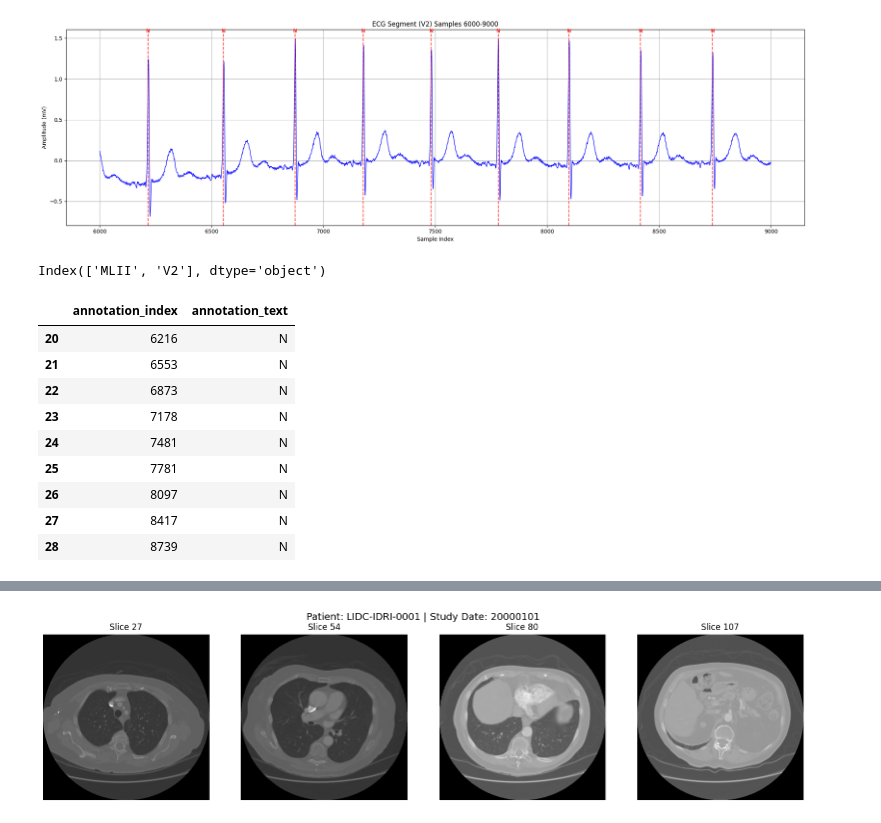
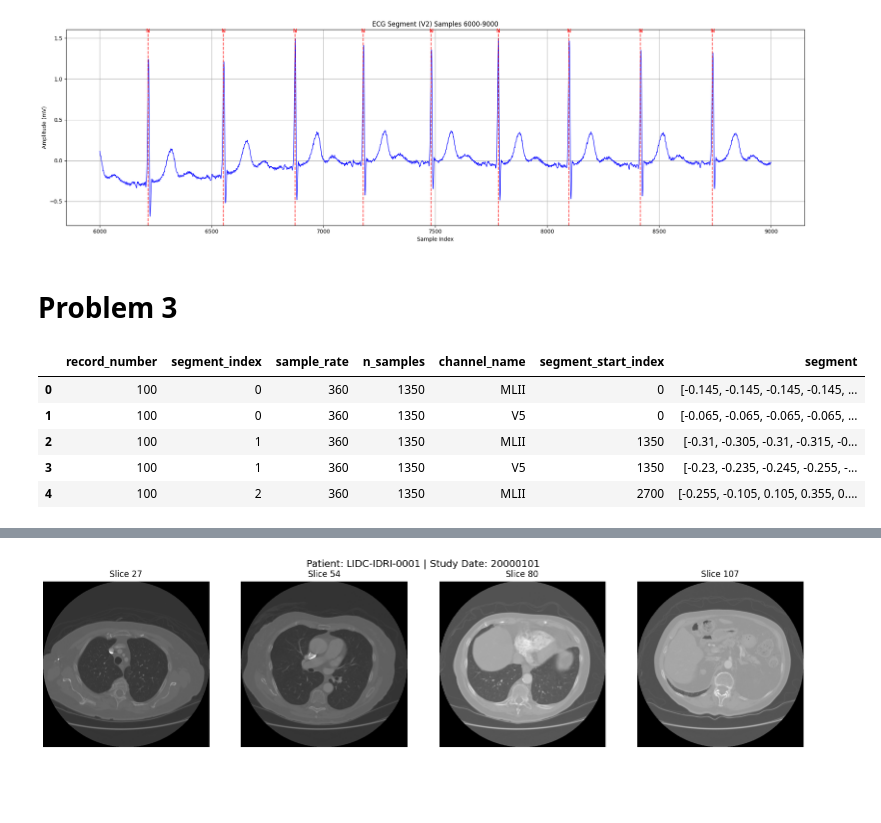
Before and after one commit to gk2311/AIHC5020, a Jupyter notebook: homework5.ipynb, the cells around one changed output, grey strips where cells are left out. Cells and saved outputs as stored; diff of their text form; code cells hidden in the pictures; blank space fills up the shorter version.

```diff
--- a/homework5.ipynb
+++ b/homework5.ipynb
@@ -192,11 +183,8 @@ plot_ecg_segment(
 # %% [output]
 [figure]
 # %%
-ecg_df_103, annotations_df_103, sample_rate = load_ecg_data(
-    record_number=103,
-    max_duration=30,
-    wfdb_root=wfdb_root
-)
+# Challenge Case
+ecg_df_103, annotations_df_103, sample_rate = load_ecg_data(record_number=103, max_duration=30, wfdb_root=wfdb_root)
 # %%
 plot_ecg_segment(
     ecg_df=ecg_df_103,
@@ -207,26 +195,8 @@ plot_ecg_segment(
 )
 # %% [output]
 [figure]
-# %%
-print(ecg_df_103.columns)
-# %% [output]
-Index(['MLII', 'V2'], dtype='object')
-# %%
-annotations_df_103[
-    (annotations_df_103["annotation_index"] >= 6000) &
-    (annotations_df_103["annotation_index"] <= 9000)
-]
-# %% [output]
-|  | annotation_index | annotation_text |
-| 20 | 6216 | N |
-| 21 | 6553 | N |
-| 22 | 6873 | N |
-| 23 | 7178 | N |
-| 24 | 7481 | N |
-| 25 | 7781 | N |
-| 26 | 8097 | N |
-| 27 | 8417 | N |
-| 28 | 8739 | N |
+# %% [markdown]
+# Problem 3
 # %%
 def create_segment_table(
     record_number,
@@ -302,4 +272,21 @@ def create_segment_table(
     )
 
     return segment_table
+# %%
+# Example Case
+segment_table = create_segment_table(
+    record_number=100,
+    max_duration=30,
+    wfdb_root=wfdb_root,
+    segment_duration=4
+)
+# %%
+segment_table.head()
+# %% [output]
+|  | record_number | segment_index | sample_rate | n_samples | channel_name | segment_start_index | segment |
+| 0 | 100 | 0 | 360 | 1350 | MLII | 0 | [-0.145, -0.145, -0.145, -0.145, ... |
+| 1 | 100 | 0 | 360 | 1350 | V5 | 0 | [-0.065, -0.065, -0.065, -0.065, ... |
+| 2 | 100 | 1 | 360 | 1350 | MLII | 1350 | [-0.31, -0.305, -0.31, -0.315, -0... |
+| 3 | 100 | 1 | 360 | 1350 | V5 | 1350 | [-0.23, -0.235, -0.245, -0.255, -... |
+| 4 | 100 | 2 | 360 | 1350 | MLII | 2700 | [-0.255, -0.105, 0.105, 0.355, 0.... |
 # %%
```
Also changed, not shown: parts of 35 cells of this notebook.
